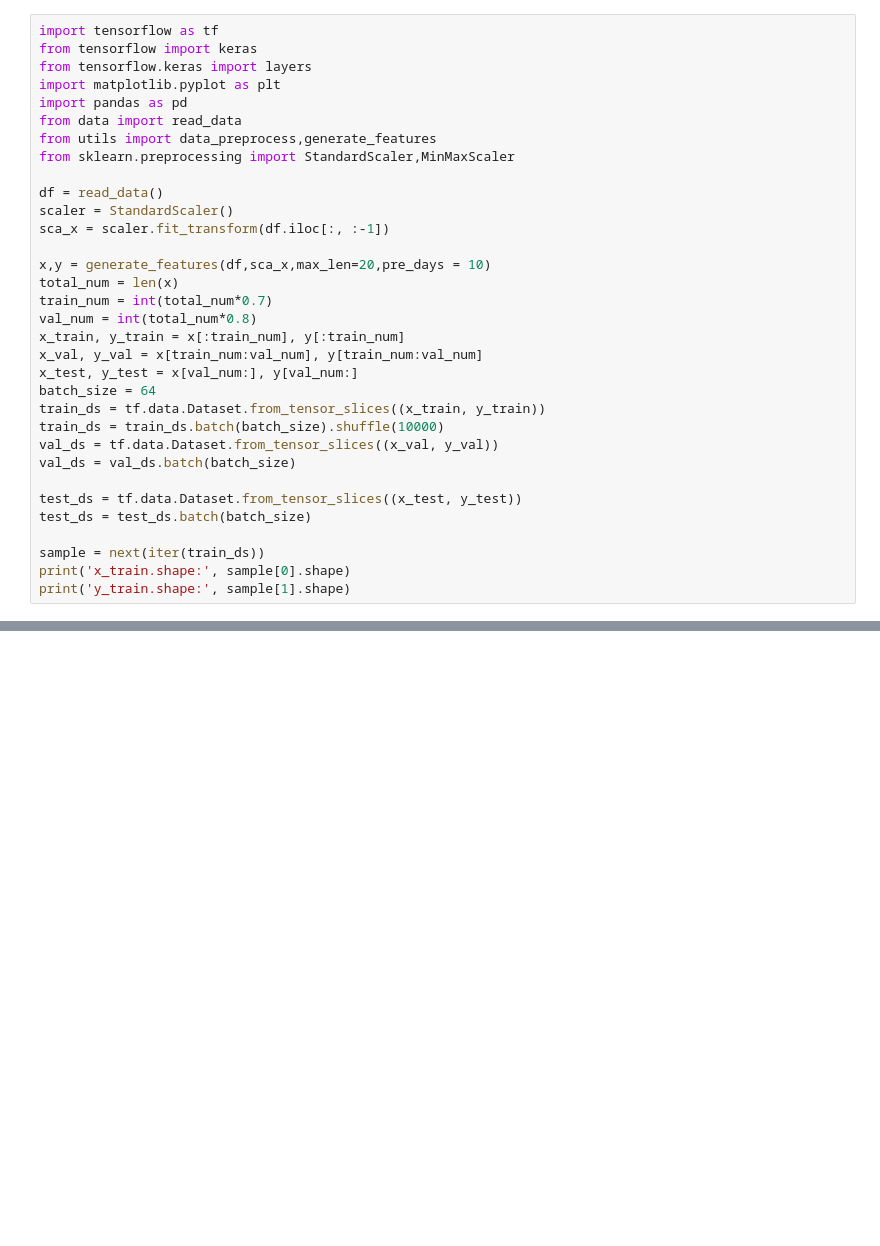
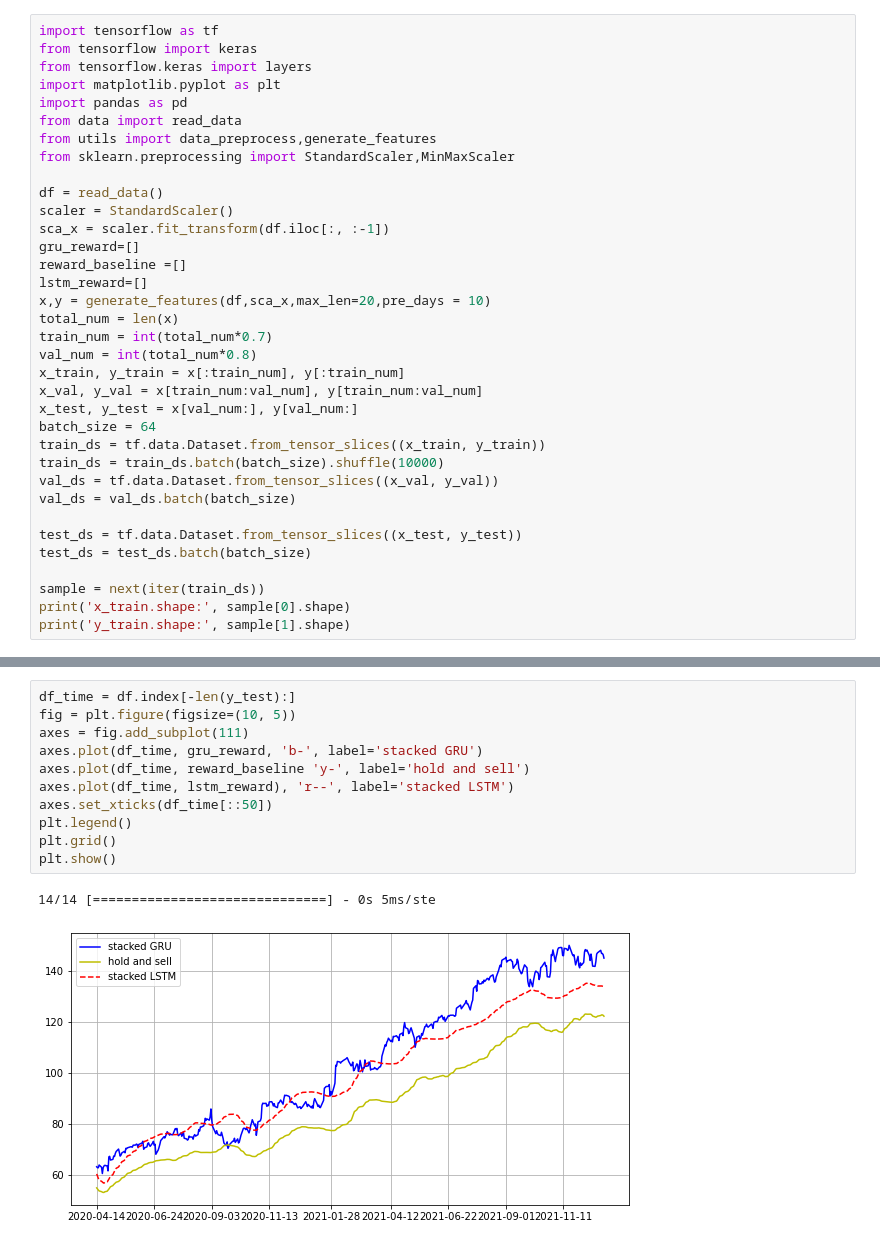
Before and after one commit to geyang127/LSTM-stock-prediction, a Jupyter notebook: main.ipynb, the cells around one changed output, grey strips where cells are left out. Saved outputs shown, nothing was run; the diff lists cells and outputs as text; blank space fills up the shorter version.

```diff
--- a/main.ipynb
+++ b/main.ipynb
@@ -11,7 +11,9 @@ from sklearn.preprocessing import StandardScaler,MinMaxScaler
 df = read_data()
 scaler = StandardScaler()
 sca_x = scaler.fit_transform(df.iloc[:, :-1])
-
+gru_reward=[]
+reward_baseline =[]
+lstm_reward=[]
 x,y = generate_features(df,sca_x,max_len=20,pre_days = 10)
 total_num = len(x)
 train_num = int(total_num*0.7)
@@ -84,0 +121,14 @@ plt.show()
+# %%
+df_time = df.index[-len(y_test):]
+fig = plt.figure(figsize=(10, 5))
+axes = fig.add_subplot(111)
+axes.plot(df_time, gru_reward, 'b-', label='stacked GRU')
+axes.plot(df_time, reward_baseline 'y-', label='hold and sell')
+axes.plot(df_time, lstm_reward), 'r--', label='stacked LSTM')
+axes.set_xticks(df_time[::50])
+plt.legend()
+plt.grid()
+plt.show()
+# %% [output]
+14/14 [==============================] - 0s 5ms/ste
+[figure, added]
```
Also changed, not shown: parts of 4 cells of this notebook, 4 other files.
